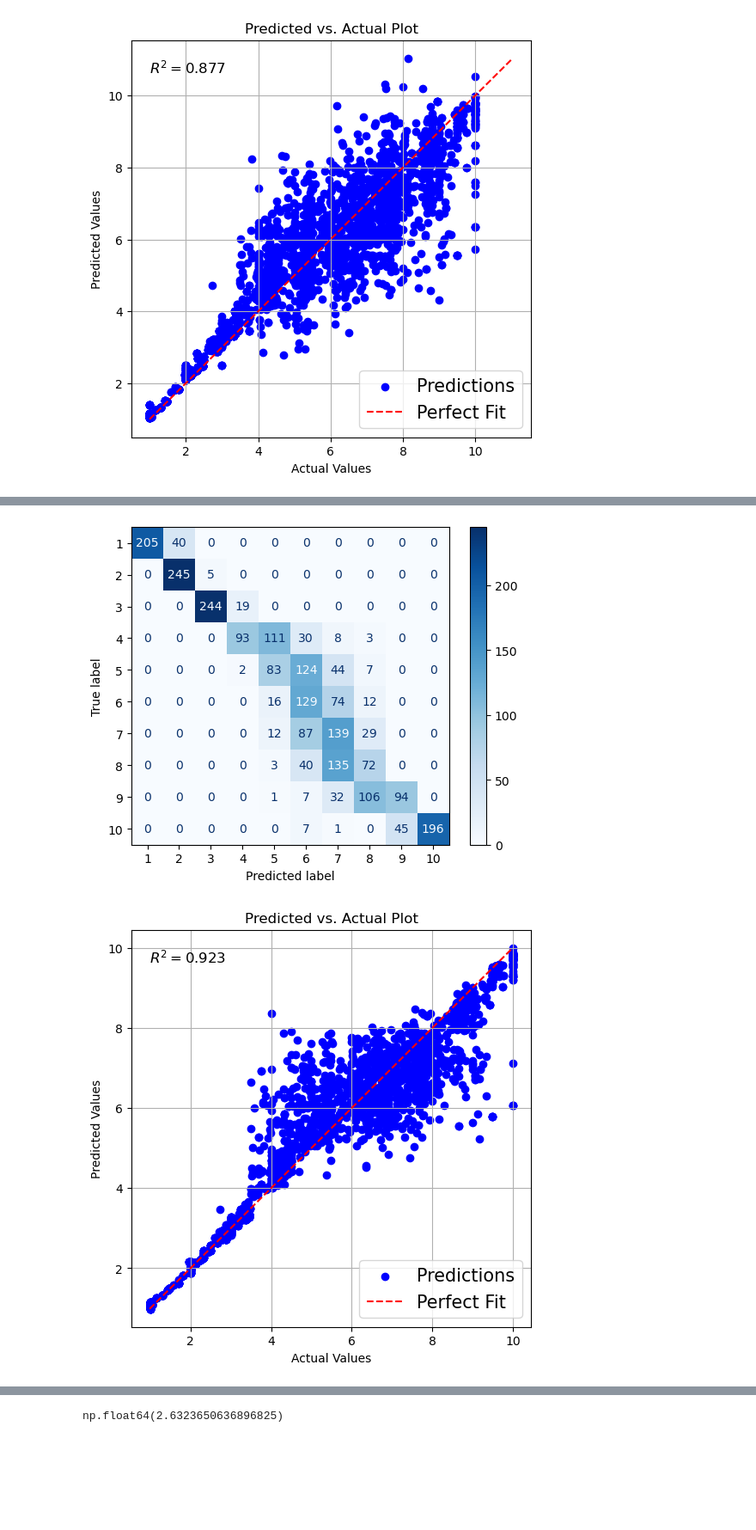
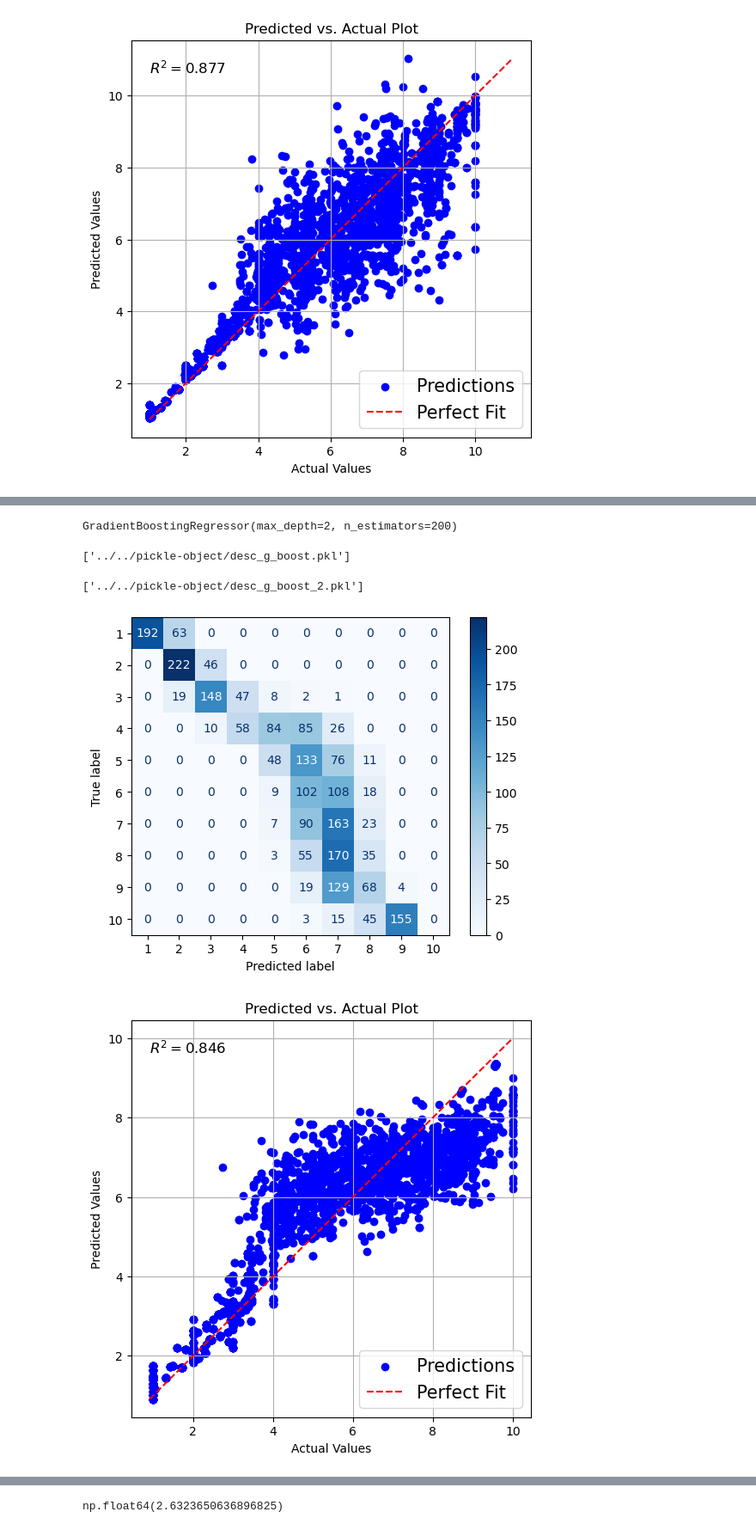
Before and after one commit to qigol/ml1-project-lt4, a Jupyter notebook: working-notebooks/q/model-training-balanced-desc.ipynb, the cells around one changed output, grey strips where cells are left out. Shown at 86% size. Drawn from its saved outputs; the diff is of its cells as text; code cells hidden in the pictures; blank space fills up the shorter version.

```diff
--- a/working-notebooks/q/model-training-balanced-desc.ipynb
+++ b/working-notebooks/q/model-training-balanced-desc.ipynb
@@ -241,11 +294,26 @@ g_boost.fit(X_train, y_train)
+# %%
+g_boost_2 = GradientBoostingRegressor(max_depth=2, learning_rate=0.1, n_estimators=200)
+g_boost_2.fit(X_train, y_train)
+# %% [output]
+GradientBoostingRegressor(max_depth=2, n_estimators=200)
+# %%
+import joblib
+
+joblib.dump(g_boost, '../../pickle-object/desc_g_boost.pkl')
+# %% [output]
+['../../pickle-object/desc_g_boost.pkl']
+# %%
+joblib.dump(g_boost_2, '../../pickle-object/desc_g_boost_2.pkl')
+# %% [output]
+['../../pickle-object/desc_g_boost_2.pkl']
 # %%
-build_conf_matrix(g_boost, X_test, y_test)
+build_conf_matrix(g_boost_2, X_test, y_test)
 # %% [output]
-[figure, old version]
+[figure, new version]
 # %%
-pred_actual(g_boost, X_test, y_test, False)
+pred_actual(g_boost_2, X_test, y_test, False)
 # %% [output]
-[figure, old version]
+[figure, new version]
 # %%
 tuner.results
 # %% [output]
```
Also changed, not shown: parts of 2 cells of this notebook, 7 other files.
